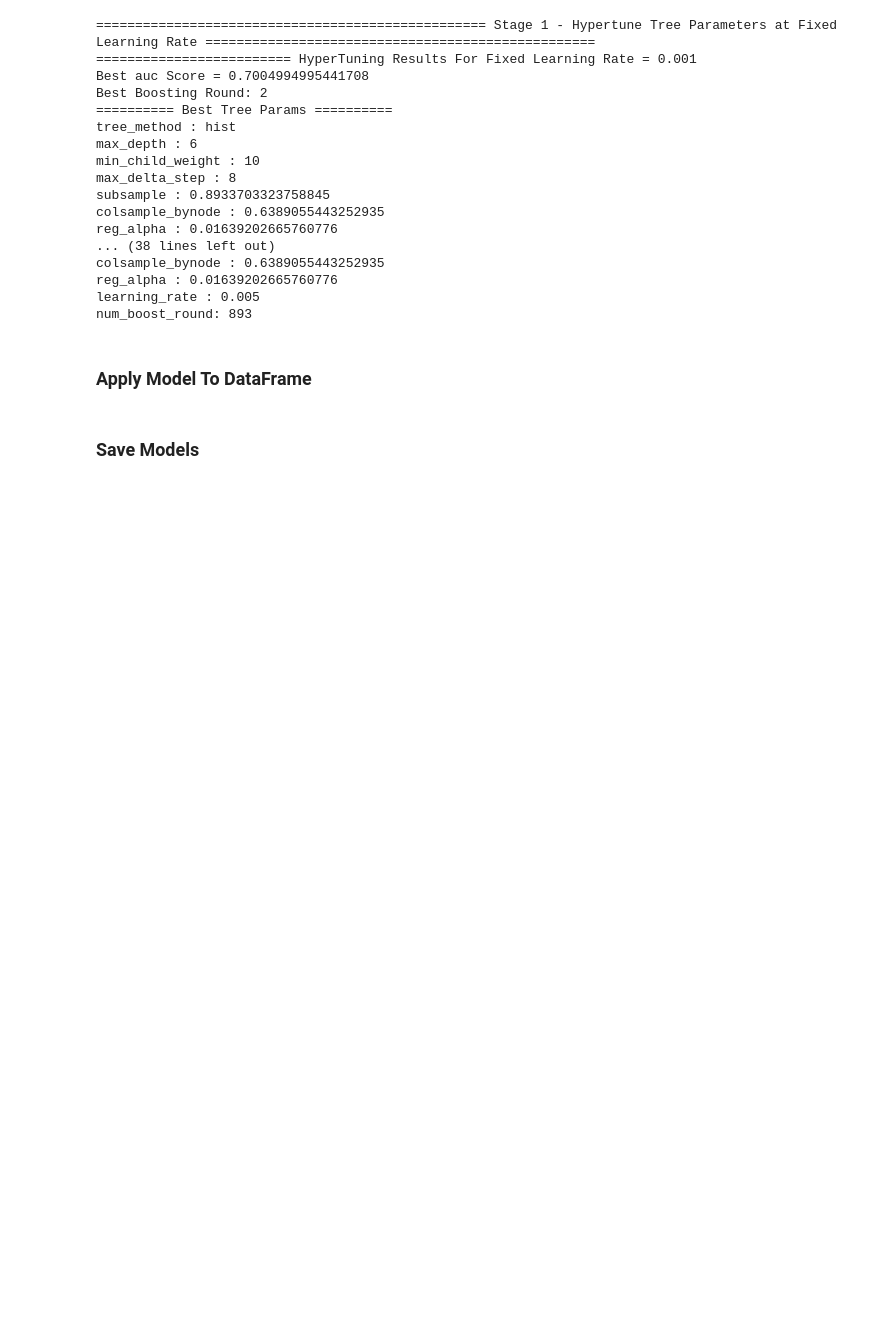
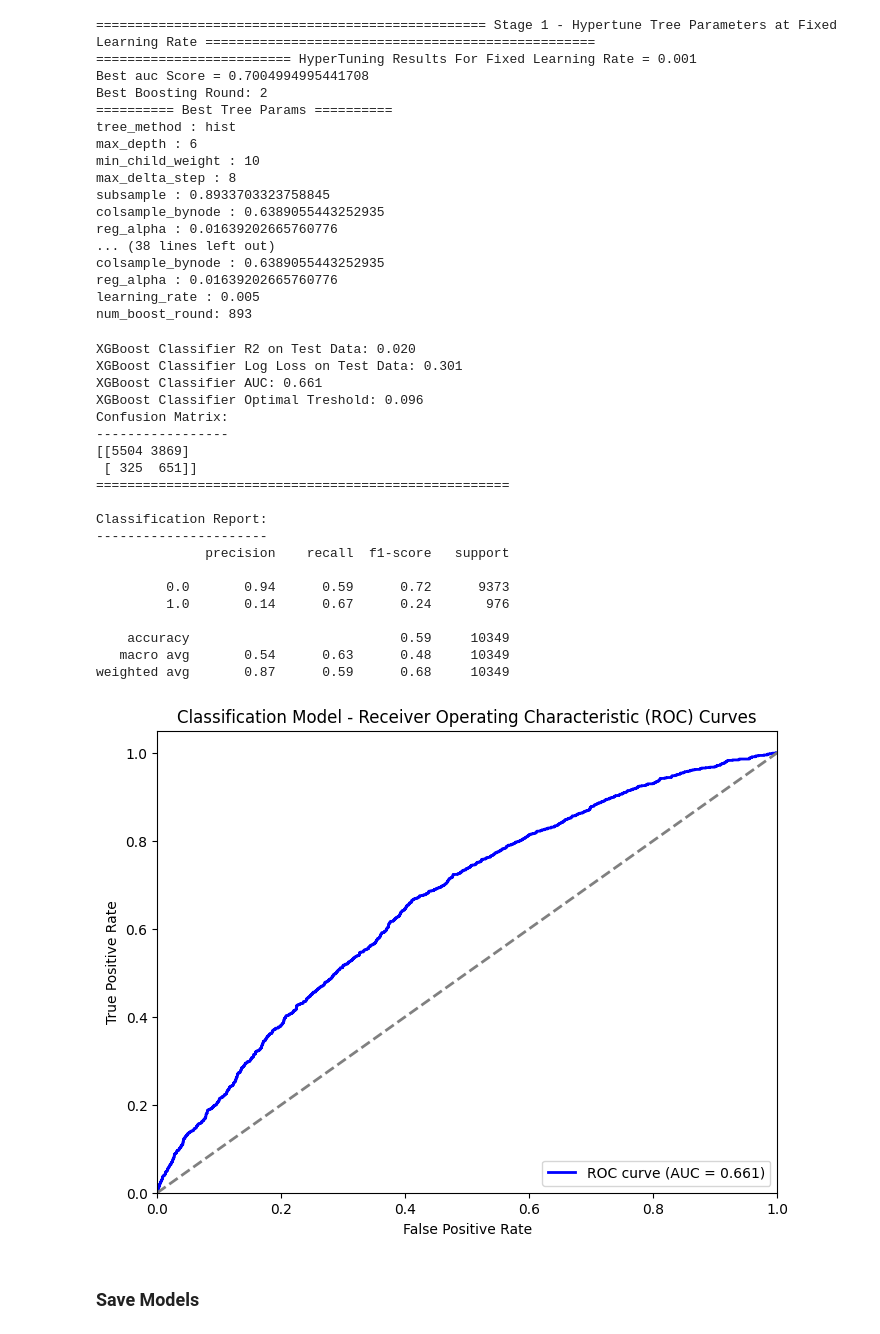
Before and after one commit to twinfield10/NHL-Data, a Jupyter notebook: NHL xG Model - Notebook.ipynb, the cells around one changed output. Saved outputs shown, nothing was run; the diff lists cells and outputs as text; code cells hidden in the pictures; blank space fills up the shorter version.

```diff
--- a/NHL xG Model - Notebook.ipynb
+++ b/NHL xG Model - Notebook.ipynb
@@ -1981,8 +2077,32 @@ colsample_bynode : 0.6389055443252935
 reg_alpha : 0.01639202665760776
 learning_rate : 0.005
 num_boost_round: 893
-# %% [markdown]
-### Apply Model To DataFrame
+# %%
+#plot_top_features(ev_model_final, 10)
+
+analyize_model(pp_model_final, pp_dcurrent)
+# %% [output]
+XGBoost Classifier R2 on Test Data: 0.020
+XGBoost Classifier Log Loss on Test Data: 0.301
+XGBoost Classifier AUC: 0.661
+XGBoost Classifier Optimal Treshold: 0.096
+Confusion Matrix:
+-----------------
+[[5504 3869]
+ [ 325  651]]
+=====================================================
+
+Classification Report:
+----------------------
+              precision    recall  f1-score   support
+
+         0.0       0.94      0.59      0.72      9373
+         1.0       0.14      0.67      0.24       976
+
+    accuracy                           0.59     10349
+   macro avg       0.54      0.63      0.48     10349
+weighted avg       0.87      0.59      0.68     10349
+[figure, added]
 # %% [markdown]
 ### Save Models
 # %%
```
Also changed, not shown: parts of 3 cells of this notebook, 1 other file.
